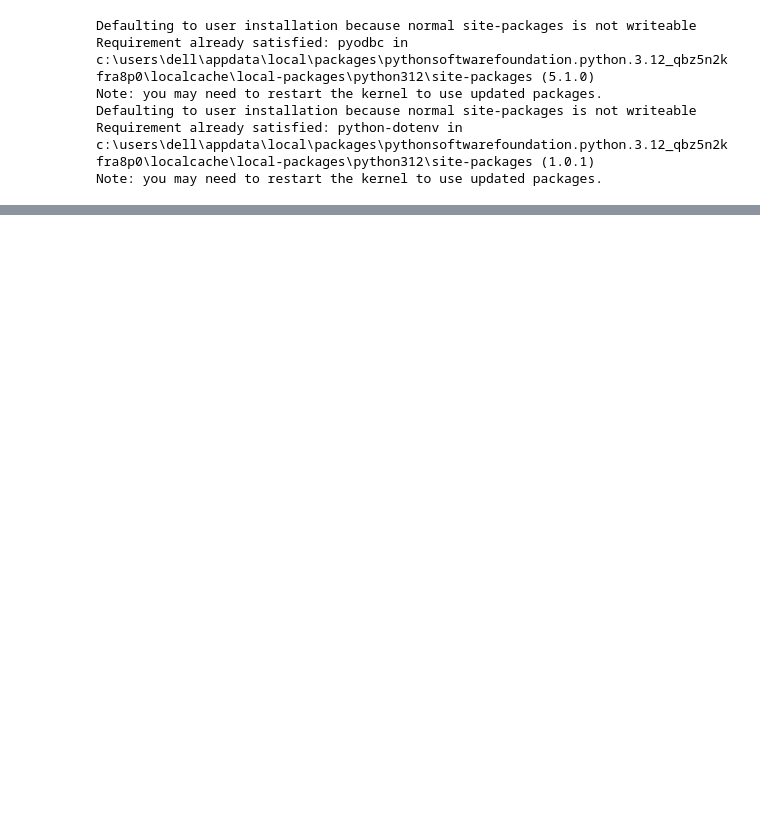
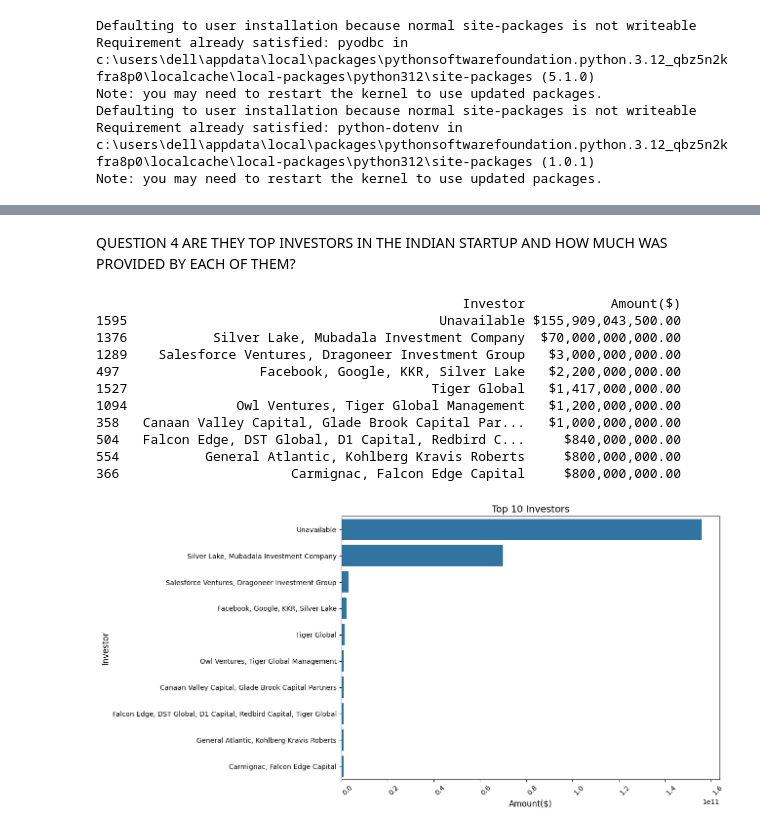
Before and after one commit to sanni-2024/Lp1-Indian-startup-ecosystem, a Jupyter notebook: Notebook/data.ipynb, the cells around one changed output, grey strips where cells are left out. Drawn from its saved outputs; the diff is of its cells as text; code cells hidden in the pictures; blank space fills up the shorter version.

```diff
--- a/Notebook/data.ipynb
+++ b/Notebook/data.ipynb
@@ -560,0 +1326,37 @@ print(data.duplicated().sum())
+# %% [markdown]
+QUESTION 4
+ARE THEY TOP INVESTORS IN THE INDIAN STARTUP AND HOW MUCH WAS PROVIDED BY EACH OF THEM?
+# %%
+#Group data by Headquarter and amount
+Top_investors= merged_data.groupby('Investor')['Amount($)'].sum().reset_index()
+#sort data in ascending order
+Top_investors= Top_investors.sort_values('Amount($)', ascending=False)
+
+# Convert the 'Amount($)' column to standard numeric format
+pd.options.display.float_format = '${:,.2f}'.format
+#Print the top 10 results of the above cod
+print(Top_investors.head(10))
+#Create a barplot using seaborn
+plt.figure(figsize=(10, 7))
+sns.barplot(x='Amount($)', y='Investor',data=Top_investors.head(10))
+
+
+# set plot title and axis labels
+plt.title("Top 10 Investors", fontsize=14)
+plt.xlabel("Amount($)", fontsize=12)
+plt.ylabel("Investor", fontsize=12)
+plt.xticks(rotation=45, ha='left')
+plt.show()
+# %% [output]
+                                               Investor           Amount($)
+1595                                        Unavailable $155,909,043,500.00
+1376           Silver Lake, Mubadala Investment Company  $70,000,000,000.00
+1289    Salesforce Ventures, Dragoneer Investment Group   $3,000,000,000.00
+497                  Facebook, Google, KKR, Silver Lake   $2,200,000,000.00
+1527                                       Tiger Global   $1,417,000,000.00
+1094              Owl Ventures, Tiger Global Management   $1,200,000,000.00
+358   Canaan Valley Capital, Glade Brook Capital Par...   $1,000,000,000.00
+504   Falcon Edge, DST Global, D1 Capital, Redbird C...     $840,000,000.00
+554           General Atlantic, Kohlberg Kravis Roberts     $800,000,000.00
+366                      Carmignac, Falcon Edge Capital     $800,000,000.00
+[figure, added]
```
Also changed, not shown: parts of 174 cells of this notebook, 4 other files.
